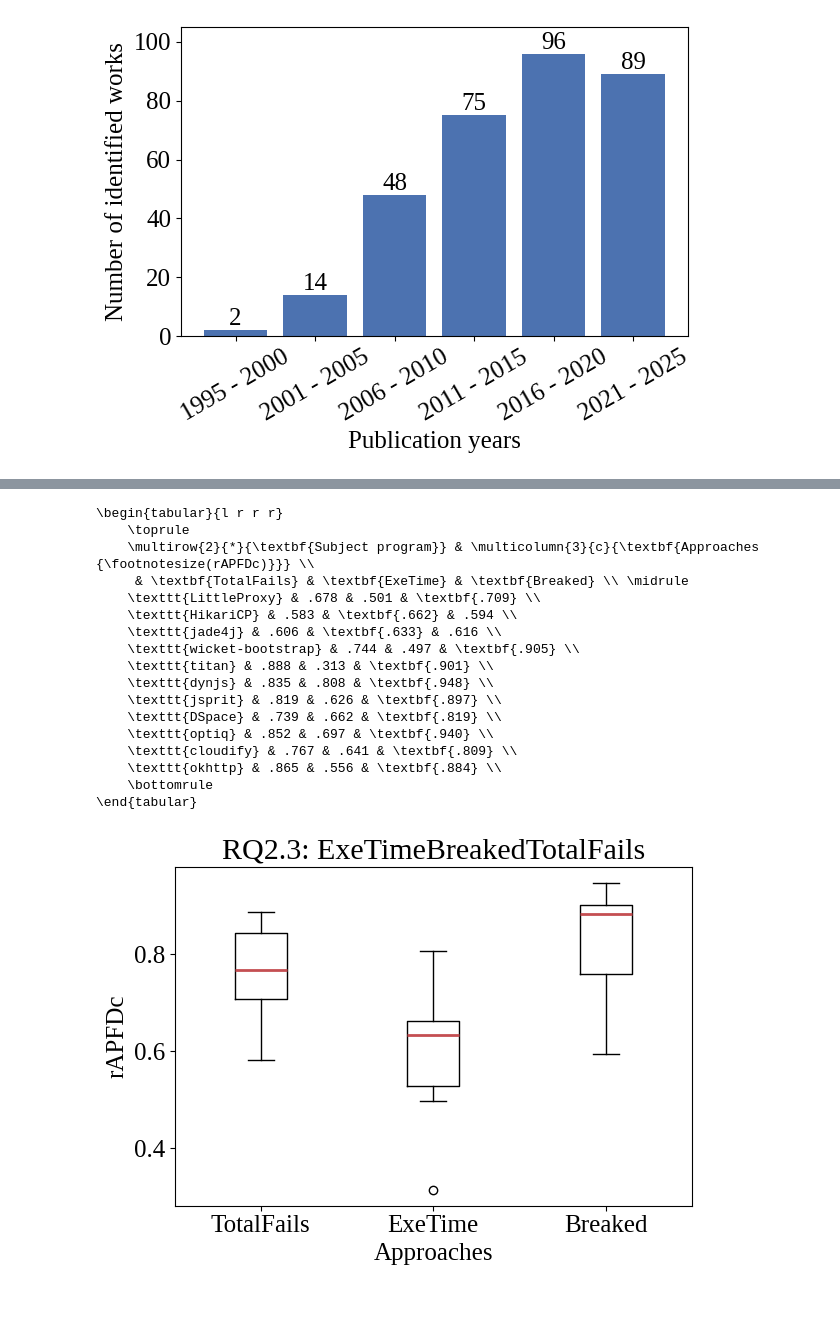
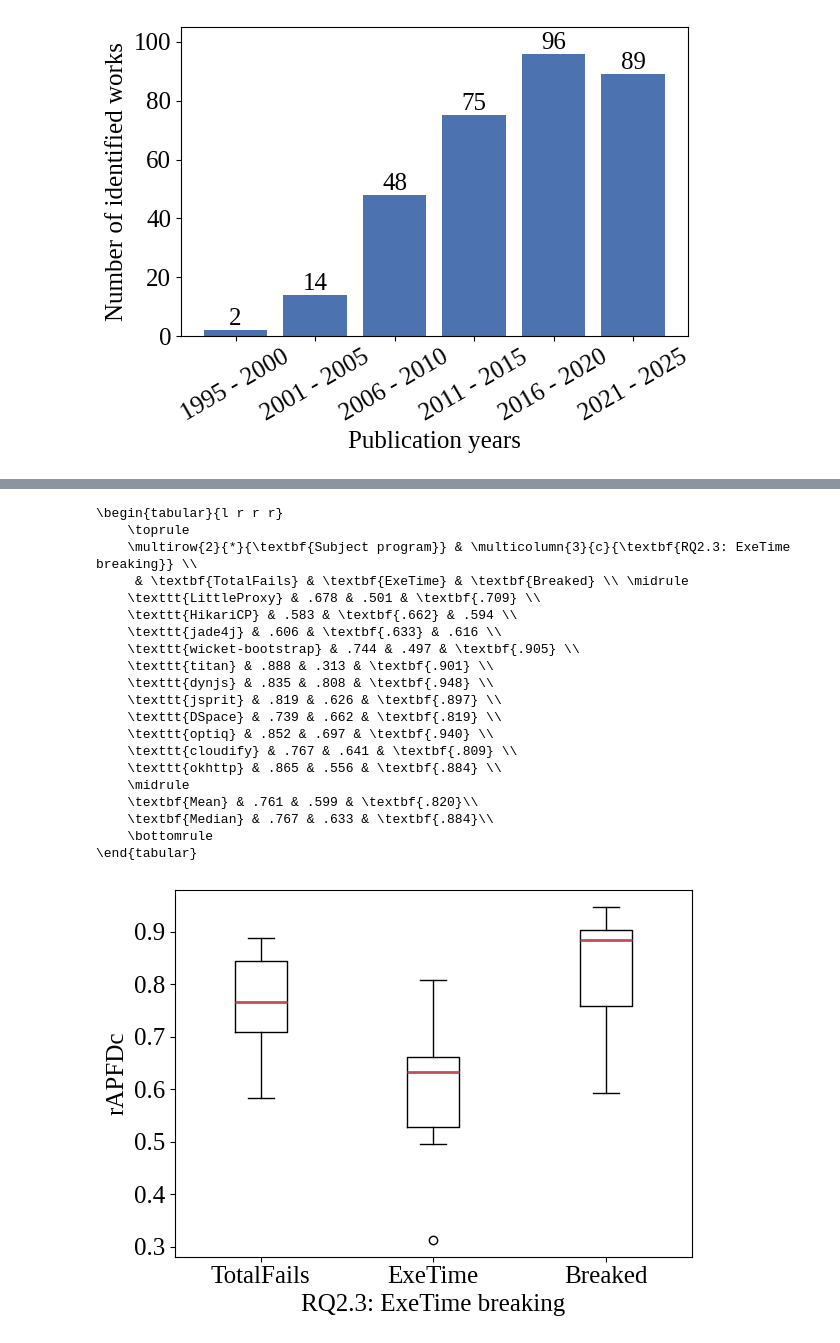
Before and after one commit to LechMadeyski/MSc25TomaszChojnacki, a Jupyter notebook: figures/figures.ipynb, the cells around one changed output, grey strips where cells are left out. Saved outputs shown, nothing was run; the diff lists cells and outputs as text; code cells hidden in the pictures; blank space fills up the shorter version.

```diff
--- a/figures/figures.ipynb
+++ b/figures/figures.ipynb
@@ -32,7 +32,6 @@ def rq_boxplot(
     input: str,
     output: str | None = None,
     ais: Sequence[int],
-    title: str = "[TODO] RQ",
     xlabel: str = "Approaches",
     ylabel: str = "[TODO] Metric",
     tlabel: Sequence[str]
@@ -46,7 +45,6 @@ def rq_boxplot(
     values = [[sum(ds[ai]) / len(ds[ai]) for ds in data.values()] for ai in ais]
 
     plt.clf()
-    plt.title(title)
     plt.xlabel(xlabel)
     plt.ylabel(ylabel)
     plt.boxplot(values, tick_labels=tlabel, medianprops={"color": "C2", "linewidth": 2})
@@ -63,6 +61,7 @@ def rq_table(
     tlabel: Sequence[str],
     subsequent: bool = False,
 ) -> None:
+    AM = " & "
     def sp(count: int = 4) -> str:
         return " " * count
     def bf(content: str) -> str:
@@ -76,7 +75,8 @@ def rq_table(
         return out
     def ds(content: str) -> str:
         return content if not subsequent else ""
-    AM = " & "
+    def cells(values: Sequence[float]) -> str:
+        return AM.join((fmt(v) if v + EPSILON < max(values) else bf(fmt(v))) for v in values)
 
     assert len(ais) == len(tlabel)
 
@@ -86,12 +86,16 @@ def rq_table(
 
     print(r"\begin{tabular}{" + ds("l ") + " ".join(["r"] * len(ais)) + r"}")
     print(sp() + r"\toprule")
-    print(sp() + ds(r"\multirow{2}{*}{" + bf("Subject program") + r"} & ") + r"\multicolumn{" + str(len(ais)) + r"}{c}{" + bf(xlabel + r" {\footnotesize(" + ylabel + r")}") + r"} \\")
+    print(sp() + ds(r"\multirow{2}{*}{" + bf("Subject program") + r"} & ") + r"\multicolumn{" + str(len(ais)) + r"}{c}{" + bf(xlabel) + r"} \\")
     print(sp() + ds(AM) + AM.join([bf(v) for v in tlabel]) + r" \\ \midrule")
     for d, row in zip(data.keys(), rows, strict=True):
         values = [v for i, v in enumerate(row) if i in ais]
-        cells = [(fmt(v) if v + EPSILON < max(values) else bf(fmt(v))) for v in values]
-        print(sp() + ds(tt(d) + AM) + AM.join(cells) + r" \\")
+        print(sp() + ds(tt(d) + AM) + cells(values) + r" \\")
+    print(sp() + r"\midrule")
+    means = [sum(row[i] for row in rows) / len(rows) for i in ais]
+    print(sp() + ds(bf("Mean") + AM) + cells(means) + r"\\")
+    medians = [sorted([row[i] for row in rows])[len(rows) // 2] for i in ais]
+    print(sp() + ds(bf("Median") + AM) + cells(medians) + r"\\")
     print(sp() + r"\bottomrule")
     print(r"\end{tabular}")
 
@@ -101,7 +105,6 @@ def rq(
     input: str,
     output: str | None = None,
     ais: Sequence[int],
-    title: str = "[TODO] RQ",
     xlabel: str = "Approaches",
     ylabel: str = "[TODO] Metric",
     tlabel: Sequence[str],
@@ -111,7 +114,6 @@ def rq(
         input=input,
         output=output,
         ais=ais,
-        title=title,
         xlabel=xlabel,
         ylabel=ylabel,
         tlabel=tlabel,
@@ -220,31 +257,34 @@ rq(
 # %%
 rq(
     input="rq23",
     output="rq23-exe",
     ais=[0, 1, 3],
-    title="RQ2.3: ExeTimeBreakedTotalFails",
     ylabel="rAPFDc",
+    xlabel="RQ2.3: ExeTime breaking",
     tlabel=["TotalFails", "ExeTime", "Breaked"]
 )
 # %% [output]
 \begin{tabular}{l r r r}
     \toprule
-    \multirow{2}{*}{\textbf{Subject program}} & \multicolumn{3}{c}{\textbf{Approaches {\footnotesize(rAPFDc)}}} \\
+    \multirow{2}{*}{\textbf{Subject program}} & \multicolumn{3}{c}{\textbf{RQ2.3: ExeTime breaking}} \\
      & \textbf{TotalFails} & \textbf{ExeTime} & \textbf{Breaked} \\ \midrule
     \texttt{LittleProxy} & .678 & .501 & \textbf{.709} \\
     \texttt{HikariCP} & .583 & \textbf{.662} & .594 \\
     \texttt{jade4j} & .606 & \textbf{.633} & .616 \\
     \texttt{wicket-bootstrap} & .744 & .497 & \textbf{.905} \\
     \texttt{titan} & .888 & .313 & \textbf{.901} \\
     \texttt{dynjs} & .835 & .808 & \textbf{.948} \\
     \texttt{jsprit} & .819 & .626 & \textbf{.897} \\
     \texttt{DSpace} & .739 & .662 & \textbf{.819} \\
     \texttt{optiq} & .852 & .697 & \textbf{.940} \\
     \texttt{cloudify} & .767 & .641 & \textbf{.809} \\
     \texttt{okhttp} & .865 & .556 & \textbf{.884} \\
+    \midrule
+    \textbf{Mean} & .761 & .599 & \textbf{.820}\\
+    \textbf{Median} & .767 & .633 & \textbf{.884}\\
     \bottomrule
 \end{tabular}
-[figure, old version]
+[figure, new version]
 # %%
 rq(
     input="rq23",
```
Also changed, not shown: parts of 5 cells of this notebook, 14 other files.
